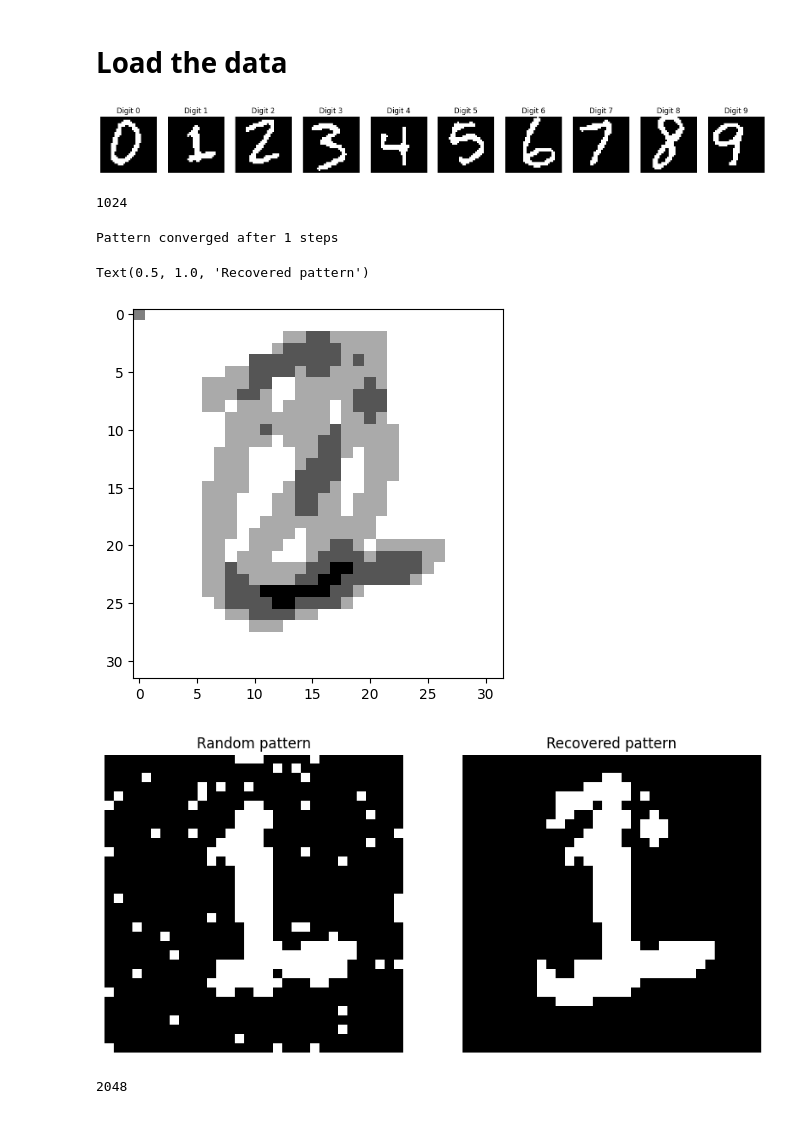
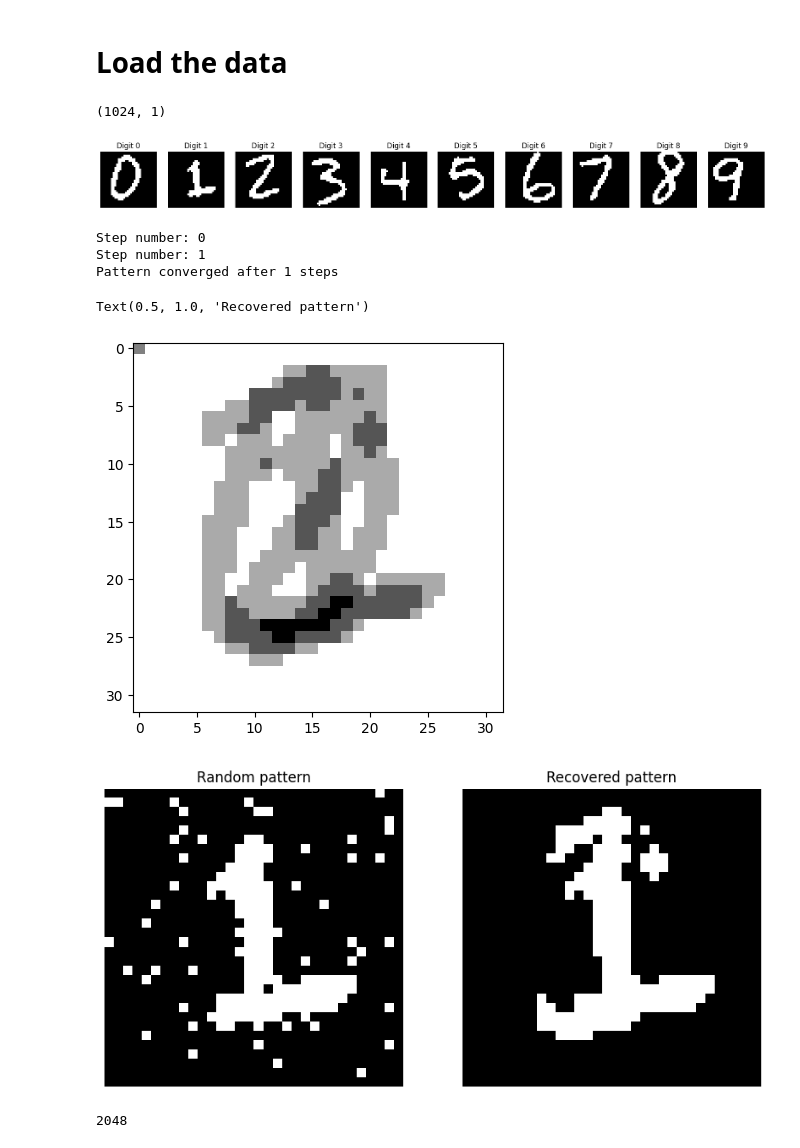
Before and after one commit to U-n-Own/UniversityNotes, a Jupyter notebook: Assignments/ComputationalNeuroscience/SecondAssignment/Hopfield.ipynb, the cells around one changed output. Drawn from its saved outputs; the diff is of its cells as text; code cells hidden in the pictures.

Commit message:
some adjustments to the code of the hopfield

```diff
--- a/Assignments/ComputationalNeuroscience/SecondAssignment/Hopfield.ipynb
+++ b/Assignments/ComputationalNeuroscience/SecondAssignment/Hopfield.ipynb
@@ -11,6 +11,10 @@ data = []
 # from folder all_digits take each csv file using pandas
 for i in range(10):
     data.append(pd.read_csv(f'./all_digits/p{i}.csv', header=None))
+# %%
+data[0].shape
+# %% [output]
+(1024, 1)
 # %%
 data_reshaped = [d.values.reshape(-1, 32, 32) for d in data]
 
@@ -24,10 +28,6 @@ for i in range(10):
     axs[i].set_title(f'Digit {i}')
 # %% [output]
 [figure]
-# %%
-len(data[0])
-# %% [output]
-1024
 # %%
 from HopfieldNetwork import *
 from distort_image import *
@@ -37,35 +37,39 @@ from distort_image import *
 #hopfield_networks = [HopefieldNet(d) for d in data_reshaped]
 
 # Give to the net the first 3 digits
 hopfield_network = HopfieldNet(data_reshaped[0:3], dimension=len(data[0]))
 noise = 0.05
 # Create a random pattern
 random_pattern = distort_image(data_reshaped[1][0], noise)
 random_pattern_show = distort_image(data_reshaped[1][0], noise)
 
 # mask the image instead of noise
 
 # recover the random pattern with the first digit
 # feed the pattern only with an arrray of 1 and -1
-recovered_random_pattern, energy, overlap, frames = hopfield_network.recall(random_pattern.reshape(-1, 1), steps=100, dimension=len(data[0]), bias=0.7, by_frame=True)
+recovered_random_pattern, energy, overlap, frames = hopfield_network.recall(random_pattern.reshape(-1, 1),
+                                                                            steps=100, dimension=len(data[0]), bias=0.7,
+                                                                            by_frame=True, compute_energy=True)
 
 # show weights for the first digit
 plt.imshow(hopfield_network.weights[0].reshape(32, 32).T, cmap='gray')
 
 # Show the recovered pattern before and after
 fig, axs = plt.subplots(1, 2, figsize=(10, 5))
 axs[0].imshow(random_pattern_show.reshape(32, 32).T, cmap='gray')
 axs[1].imshow(recovered_random_pattern.reshape(32, 32).T, cmap='gray')
 
 axs[0].axis('off')
 axs[1].axis('off')
 axs[0].set_title('Random pattern')
 axs[1].set_title('Recovered pattern')
 # %% [output]
+Step number: 0
+Step number: 1
 Pattern converged after 1 steps
 Text(0.5, 1.0, 'Recovered pattern')
 [figure]
-[figure, old version]
+[figure, new version]
 # %%
 len(frames)
 # %% [output]
```
Also changed, not shown: parts of 5 cells of this notebook, 1 other file.
